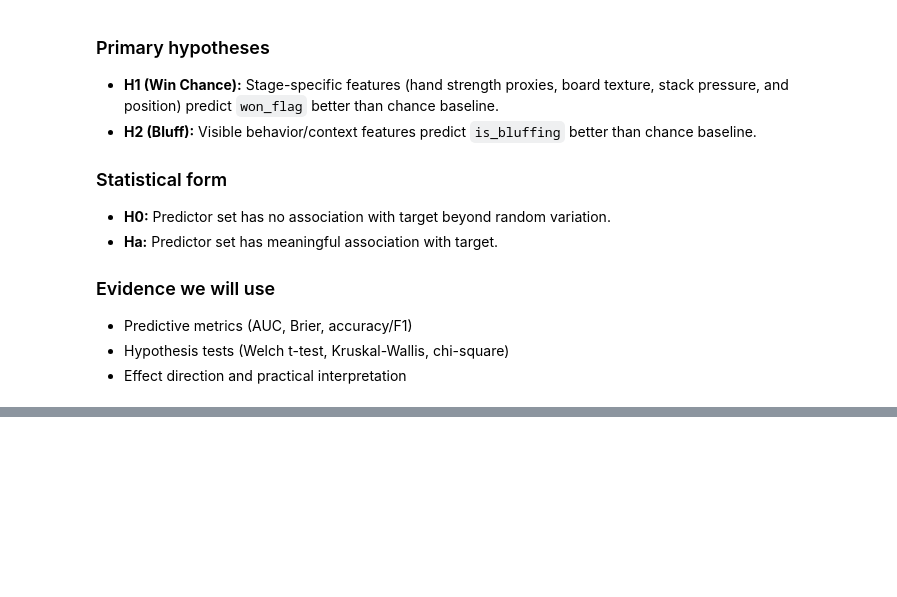
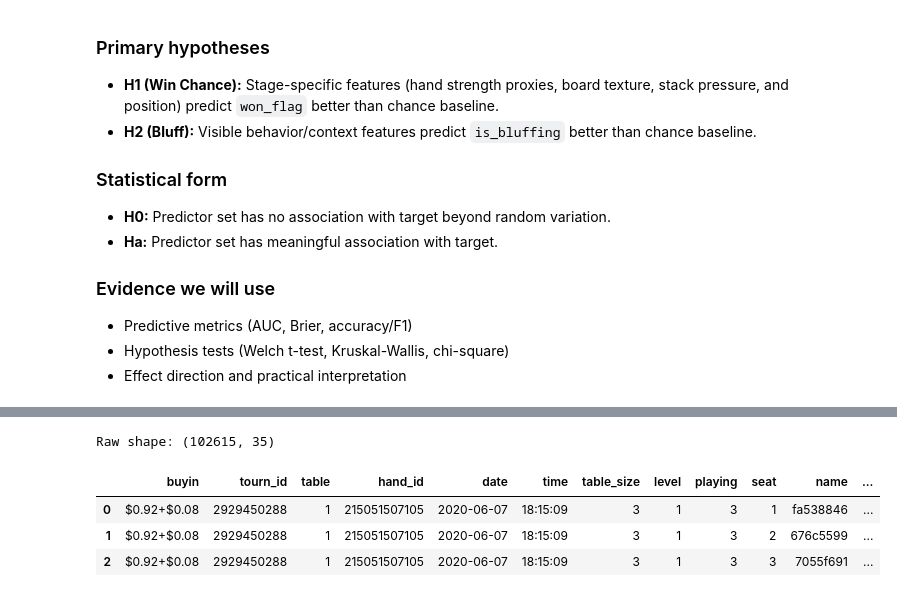
Before and after one commit to j-mye/gambling, a Jupyter notebook: notebooks/00_mega_final_project.ipynb, the cells around one changed output, grey strips where cells are left out. Cells and saved outputs as stored; diff of their text form; code cells hidden in the pictures; blank space fills up the shorter version.

```diff
--- a/notebooks/00_mega_final_project.ipynb
+++ b/notebooks/00_mega_final_project.ipynb
@@ -130,11 +211,13 @@ ModuleNotFoundError: No module named 'seaborn'
 # %%
-# Load raw dataset and inspect
-if not RAW_PATH.exists():
-    raise FileNotFoundError(f"Could not find {RAW_PATH}. Run this notebook from project root.")
-
 raw_df = pd.read_csv(RAW_PATH)
 print("Raw shape:", raw_df.shape)
 raw_df.head(3)
+# %% [output]
+Raw shape: (102615, 35)
+|  | buyin | tourn_id | table | hand_id | date | time | table_size | level | playing | seat | name | ... |
+| 0 | $0.92+$0.08 | 2929450288 | 1 | 215051507105 | 2020-06-07 | 18:15:09 | 3 | 1 | 3 | 1 | fa538846 | ... |
+| 1 | $0.92+$0.08 | 2929450288 | 1 | 215051507105 | 2020-06-07 | 18:15:09 | 3 | 1 | 3 | 2 | 676c5599 | ... |
+| 2 | $0.92+$0.08 | 2929450288 | 1 | 215051507105 | 2020-06-07 | 18:15:09 | 3 | 1 | 3 | 3 | 7055f691 | ... |
 # %%
 # Quick schema + missingness preview
 raw_info = pd.DataFrame({
```
Also changed, not shown: parts of 37 cells of this notebook, 16 other files.
